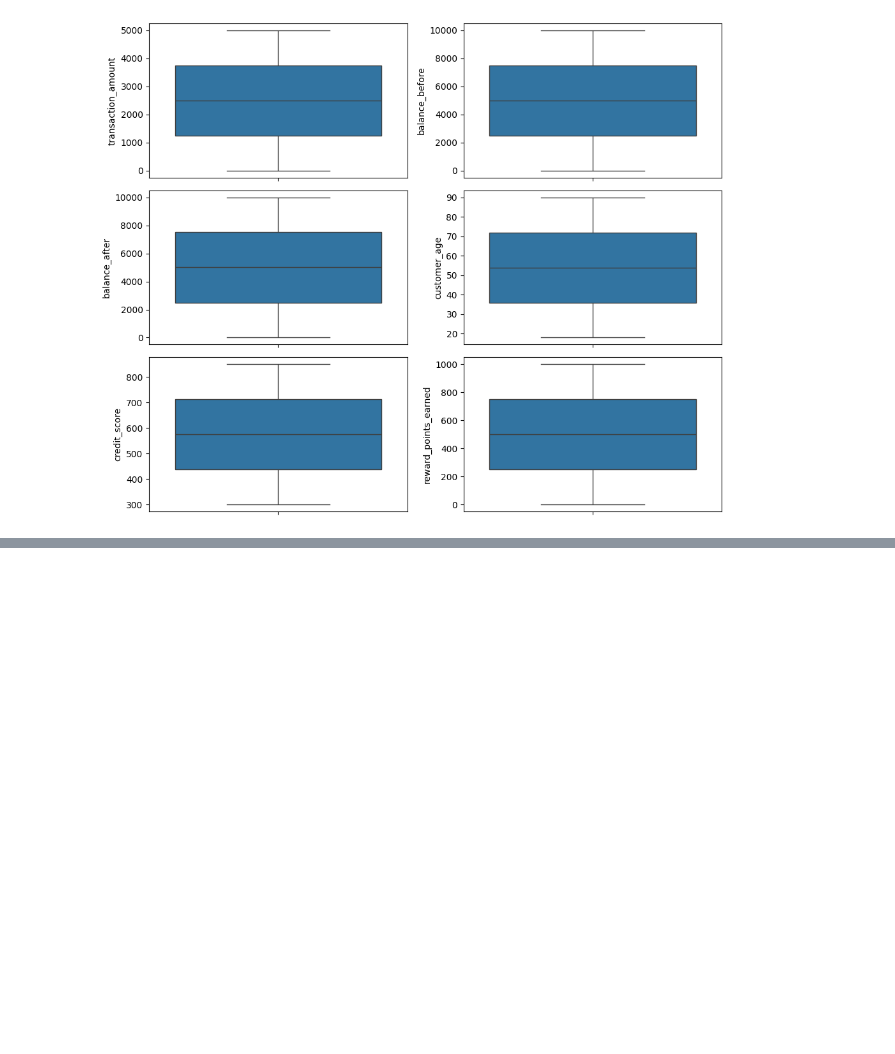
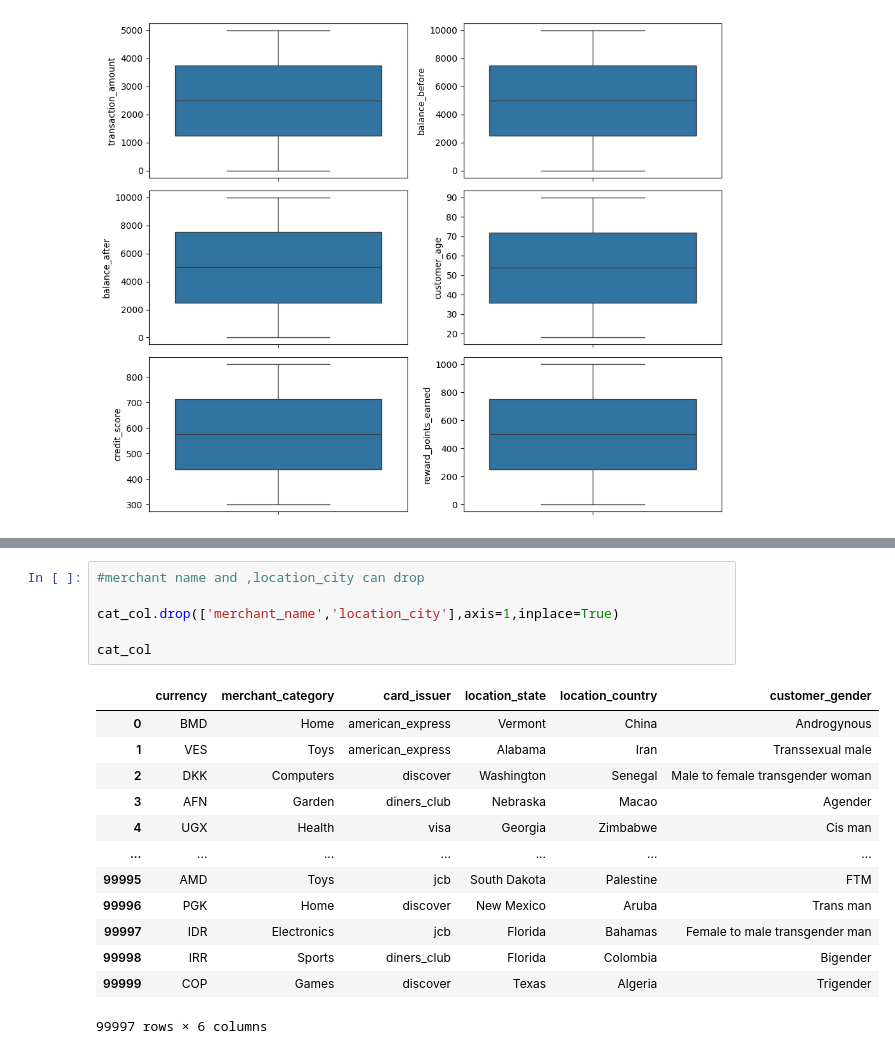
Before and after one commit to MuraliAirody/PyAi_Foundation, a Jupyter notebook: Practice/case_study.ipynb, the cells around one changed output, grey strips where cells are left out. Saved outputs shown, nothing was run; the diff lists cells and outputs as text; blank space fills up the shorter version.

```diff
--- a/Practice/case_study.ipynb
+++ b/Practice/case_study.ipynb
@@ -524,0 +593,20 @@ plt.show()
+# %%
+#merchant name and ,location_city can drop
+
+cat_col.drop(['merchant_name','location_city'],axis=1,inplace=True)
+
+cat_col
+# %% [output]
+|  | currency | merchant_category | card_issuer | location_state | location_country | customer_gender |
+| 0 | BMD | Home | american_express | Vermont | China | Androgynous |
+| 1 | VES | Toys | american_express | Alabama | Iran | Transsexual male |
+| 2 | DKK | Computers | discover | Washington | Senegal | Male to female transgender woman |
+| 3 | AFN | Garden | diners_club | Nebraska | Macao | Agender |
+| 4 | UGX | Health | visa | Georgia | Zimbabwe | Cis man |
+| ... | ... | ... | ... | ... | ... | ... |
+| 99995 | AMD | Toys | jcb | South Dakota | Palestine | FTM |
+| 99996 | PGK | Home | discover | New Mexico | Aruba | Trans man |
+| 99997 | IDR | Electronics | jcb | Florida | Bahamas | Female to male transgender man |
+| 99998 | IRR | Sports | diners_club | Florida | Colombia | Bigender |
+| 99999 | COP | Games | discover | Texas | Algeria | Trigender |
+99997 rows × 6 columns
```
Also changed, not shown: parts of 6 cells of this notebook.
